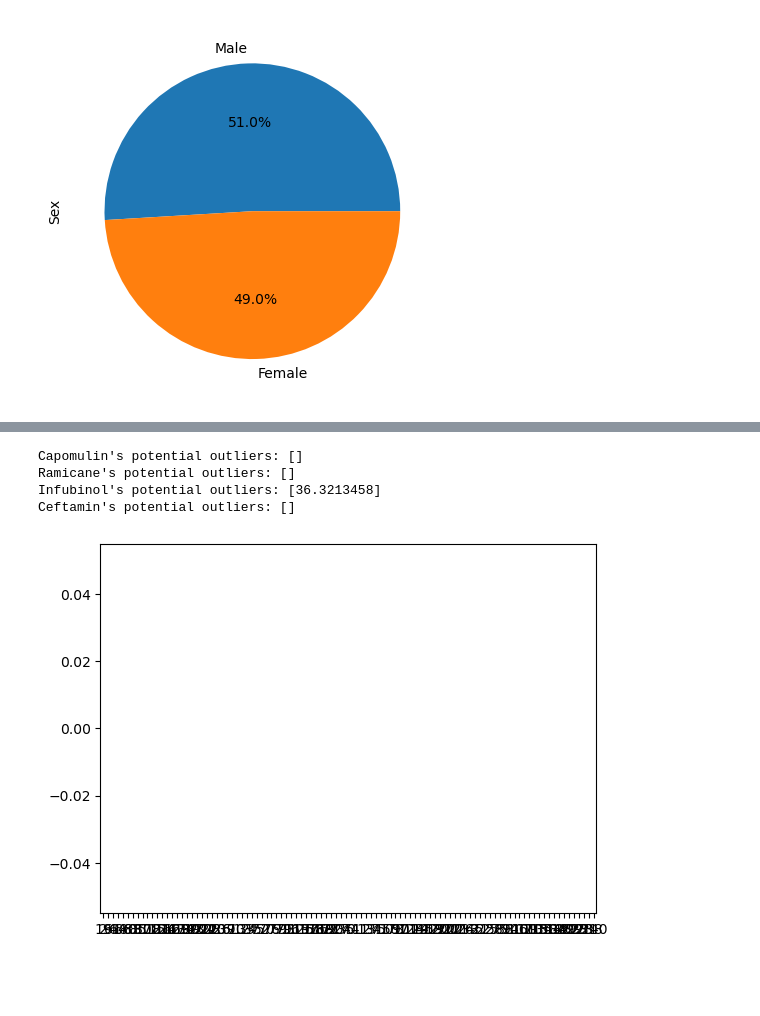
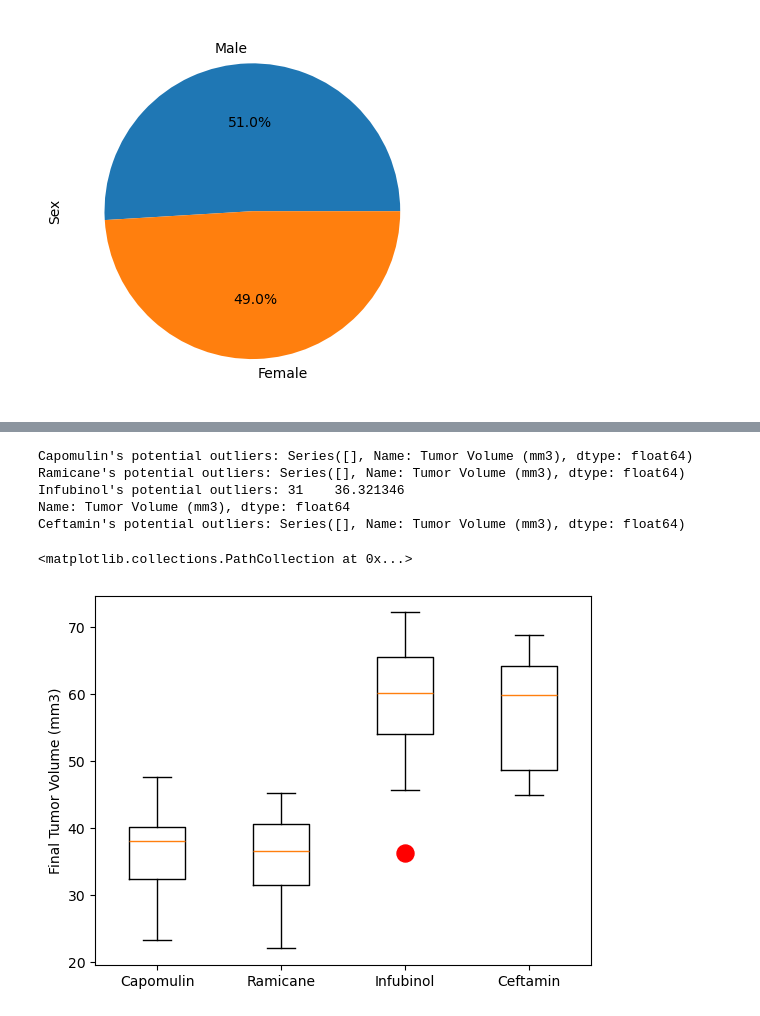
Before and after one commit to Mandia12/Matplotlib-Challenge, a Jupyter notebook: Pymaceuticals/pymaceuticals_final.ipynb, the cells around one changed output, grey strips where cells are left out. Drawn from its saved outputs; the diff is of its cells as text; code cells hidden in the pictures; blank space fills up the shorter version.

```diff
--- a/Pymaceuticals/pymaceuticals_final.ipynb
+++ b/Pymaceuticals/pymaceuticals_final.ipynb
@@ -197,21 +192,20 @@ great_tp_merge.head(20)
 # Put treatments into a list for for loop (and later for plot labels)
 treatments = ["Capomulin", "Ramicane", "Infubinol", "Ceftamin"]
 
-# Create empty list to fill with tumor vol data (for plotting)
-volume_list = [[] for i in range(4)]
+#Create empty list to fill with tumor vol data (for plotting)
+volume_list = [[] for x in range(4)]
 
-# Calculate the IQR and quantitatively determine if there are any potential outliers.
+#Calculate the IQR and quantitatively determine if there are any potential outliers.
 
 for i in range(len(treatments)):
     # Locate the rows which contain mice on each drug and get the tumor volumes
-    subset = great_tp_merge[great_tp_merge["Drug Regimen"] == treatments[i]]
+    subset = great_tp_merge.loc[great_tp_merge["Drug Regimen"] == treatments[i], "Tumor Volume (mm3)"]
 
     # add subset
-    tumor_volumes = subset["Tumor Volume (mm3)"]
-    volume_list[i] = subset["Tumor Volume (mm3)"]
+    volume_list[i].append(subset)
 
     # Determine outliers using upper and lower bounds
-    quartiles = tumor_volumes.quantile([.25,.5,.75])
+    quartiles = subset.quantile([.25,.5,.75])
     lowerq = quartiles[.25]
     upperq = quartiles[.75]
     iqr = upperq - lowerq
@@ -219,16 +213,32 @@ for i in range(len(treatments)):
     lower_bound = lowerq - (1.5*iqr)
     upper_bound = upperq + (1.5*iqr)
 
-    outliers = [x for x in tumor_volumes if x < lower_bound or x > upper_bound]
+    # Determines outliers
+    outliers = subset.loc[(subset < lower_bound) | (subset > upper_bound)]
 
     print(f"{treatments[i]}'s potential outliers: {outliers}")
 # %% [output]
-Capomulin's potential outliers: []
-Ramicane's potential outliers: []
-Infubinol's potential outliers: [36.3213458]
-Ceftamin's potential outliers: []
+Capomulin's potential outliers: Series([], Name: Tumor Volume (mm3), dtype: float64)
+Ramicane's potential outliers: Series([], Name: Tumor Volume (mm3), dtype: float64)
+Infubinol's potential outliers: 31    36.321346
+Name: Tumor Volume (mm3), dtype: float64
+Ceftamin's potential outliers: Series([], Name: Tumor Volume (mm3), dtype: float64)
 # %%
 # Generate a box plot that shows the distrubution of the tumor volume for each treatment group.
-bp = plt.boxplot(data, labels=list(data))
+
+# Initializing a dictionary for the data frame
+data_dict = {}
+
+# For loop to create dictionary from two lists
+for key, value in zip(treatments, volume_list):
+    data_dict[key] = value
+
+df = pd.DataFrame(list(data_dict.items()), columns=['Keys', 'Values'])
+
+bp = plt.boxplot(df['Values'])
+plt.xticks([1,2,3,4], treatments)
+plt.ylabel("Final Tumor Volume (mm3)")
+plt.scatter(3, 36.3213458, color='red', s=150, zorder=5)
 # %% [output]
+<matplotlib.collections.PathCollection at 0x...>
-[figure, old version]
+[figure, new version]
```
Also changed, not shown: parts of 6 cells of this notebook.
